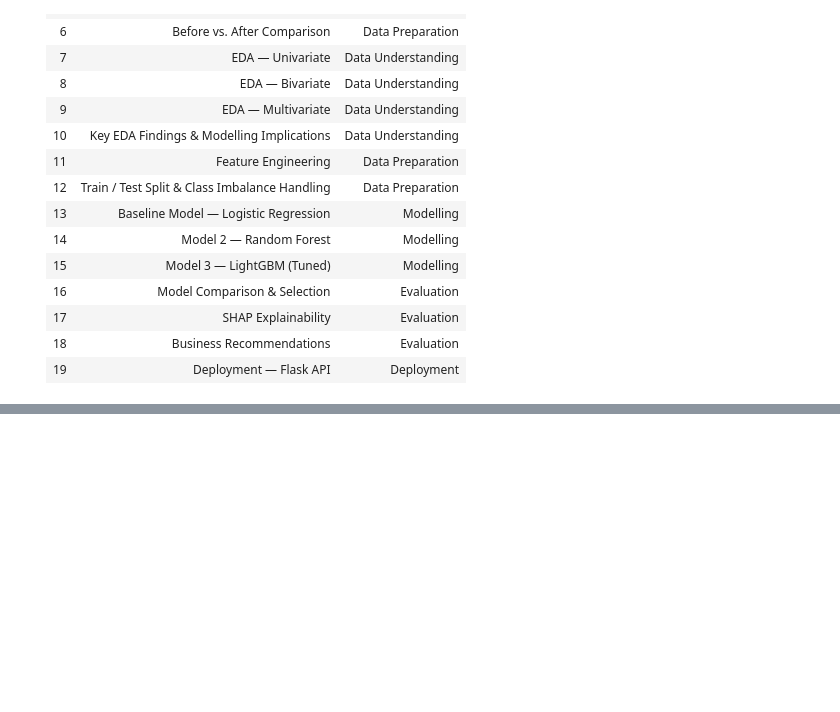
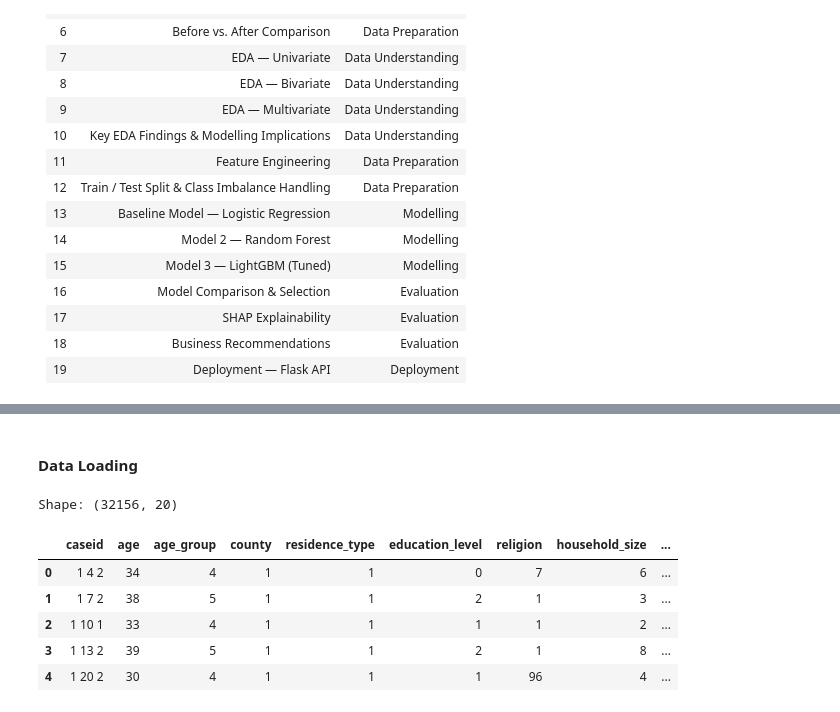
Before and after one commit to symekah1999/Predicting-contraceptive-use-among-women_Capstone-Project-The-Insight-Architects-, a Jupyter notebook: KDHS_2022_Capstone.ipynb, the cells around one changed output, grey strips where cells are left out. Drawn from its saved outputs; the diff is of its cells as text; code cells hidden in the pictures; blank space fills up the shorter version.

Commit message:
Data Understanding and Data Cleaning

```diff
--- a/KDHS_2022_Capstone.ipynb
+++ b/KDHS_2022_Capstone.ipynb
@@ -92,0 +150,29 @@ The model will be considered successful if:
+# %% [markdown]
+#### Data Loading
+# %%
+# Selected DHS variables (verified against the DHS-7 Recode Manual)
+cols_needed = ['caseid','v012','v013','v024','v025','v106','v190','v501','v502',
+               'v201','v218','v228','v714','v136','v130','v151',
+               'v701','v212','v302a','v313']
+
+df = pd.read_csv('KDHS_2022_women.csv', usecols=cols_needed, low_memory=False)
+
+df.rename(columns={
+    'v012':'age', 'v013':'age_group', 'v024':'county', 'v025':'residence_type',
+    'v106':'education_level', 'v190':'wealth_index', 'v501':'marital_status',
+    'v502':'union_status', 'v201':'children_ever_born', 'v218':'living_children',
+    'v228':'pregnancy_loss', 'v714':'currently_working', 'v136':'household_size',
+    'v130':'religion', 'v151':'household_head_sex', 'v701':'partner_education',
+    'v212':'age_first_birth', 'v302a':'ever_used_contraceptive', 'v313':'contraceptive_use'
+}, inplace=True)
+
+print('Shape:', df.shape)
+df.head()
+# %% [output]
+Shape: (32156, 20)
+|  | caseid | age | age_group | county | residence_type | education_level | religion | household_size | ... |
+| 0 | 1 4 2 | 34 | 4 | 1 | 1 | 0 | 7 | 6 | ... |
+| 1 | 1 7 2 | 38 | 5 | 1 | 1 | 2 | 1 | 3 | ... |
+| 2 | 1 10 1 | 33 | 4 | 1 | 1 | 1 | 1 | 2 | ... |
+| 3 | 1 13 2 | 39 | 5 | 1 | 1 | 2 | 1 | 8 | ... |
+| 4 | 1 20 2 | 30 | 4 | 1 | 1 | 1 | 96 | 4 | ... |
```
Also changed, not shown: parts of 21 cells of this notebook.
